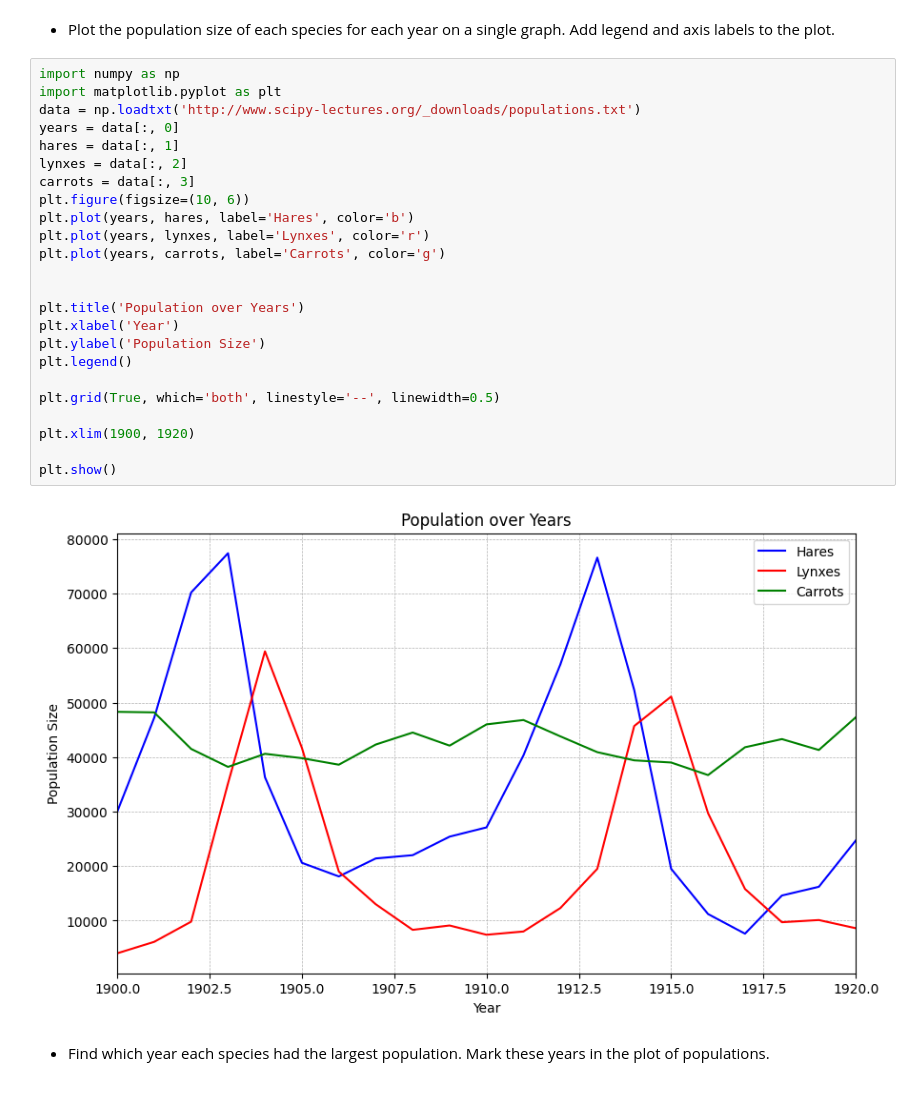
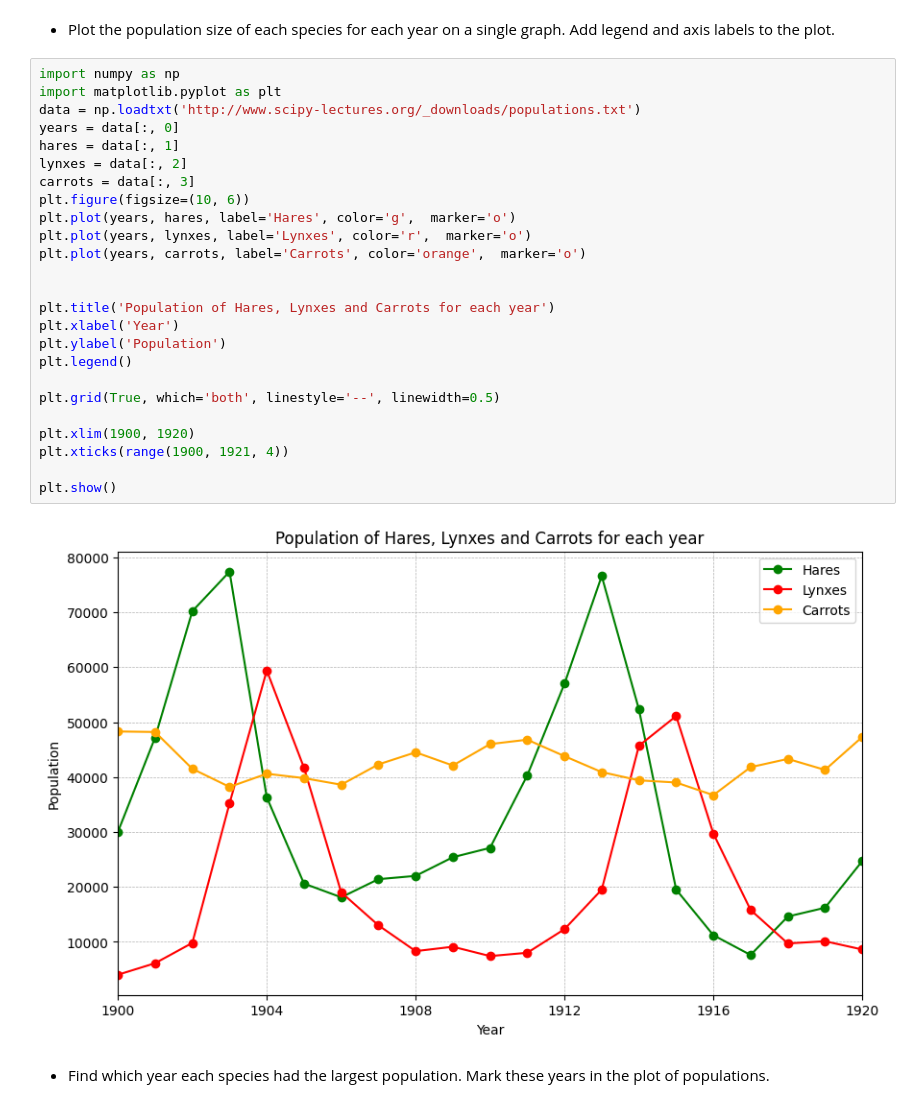
Before and after one commit to SadykovArt/StatPrak_6_sem, a Jupyter notebook: 2. numpy+matplotlib.ipynb, the cells around one changed output. Cells and saved outputs as stored; diff of their text form.

```diff
--- a/2. numpy+matplotlib.ipynb
+++ b/2. numpy+matplotlib.ipynb
@@ -881,28 +881,29 @@ and do the following exercises **without for-loops**.
 # %%
 import numpy as np
 import matplotlib.pyplot as plt
 data = np.loadtxt('http://www.scipy-lectures.org/_downloads/populations.txt')
 years = data[:, 0]
 hares = data[:, 1]
 lynxes = data[:, 2]
 carrots = data[:, 3]
 plt.figure(figsize=(10, 6))
-plt.plot(years, hares, label='Hares', color='b')
-plt.plot(years, lynxes, label='Lynxes', color='r')
-plt.plot(years, carrots, label='Carrots', color='g')
+plt.plot(years, hares, label='Hares', color='g',  marker='o')
+plt.plot(years, lynxes, label='Lynxes', color='r',  marker='o')
+plt.plot(years, carrots, label='Carrots', color='orange',  marker='o')
 
 
-plt.title('Population over Years')
+plt.title('Population of Hares, Lynxes and Carrots for each year')
 plt.xlabel('Year')
-plt.ylabel('Population Size')
+plt.ylabel('Population')
 plt.legend()
 
 plt.grid(True, which='both', linestyle='--', linewidth=0.5)
 
 plt.xlim(1900, 1920)
+plt.xticks(range(1900, 1921, 4))
 
 plt.show()
 # %% [output]
-[figure, old version]
+[figure, new version]
 # %% [markdown]
 - Find which year each species had the largest population. Mark these years in the plot of populations.
```
Also changed, not shown: parts of 8 cells of this notebook.
